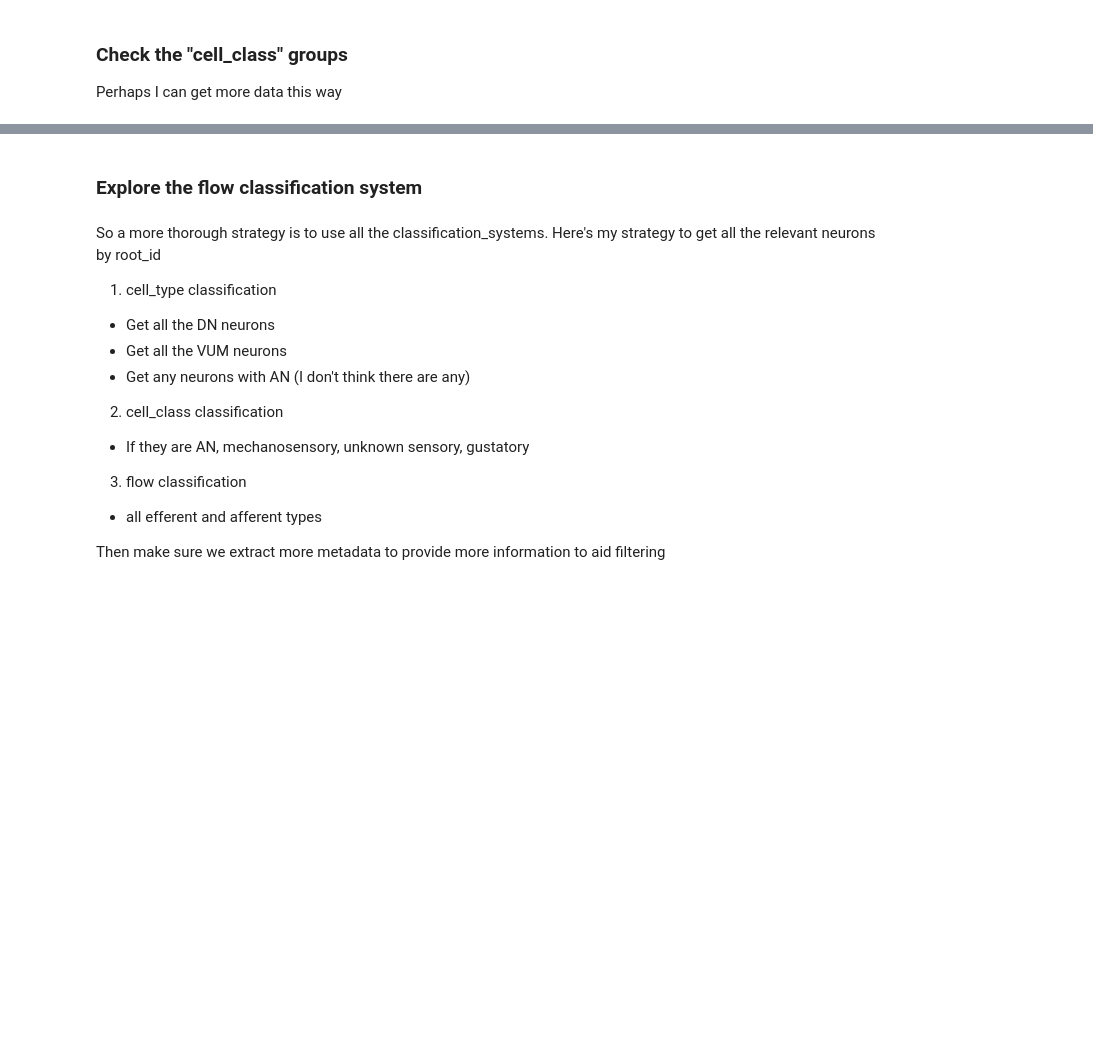
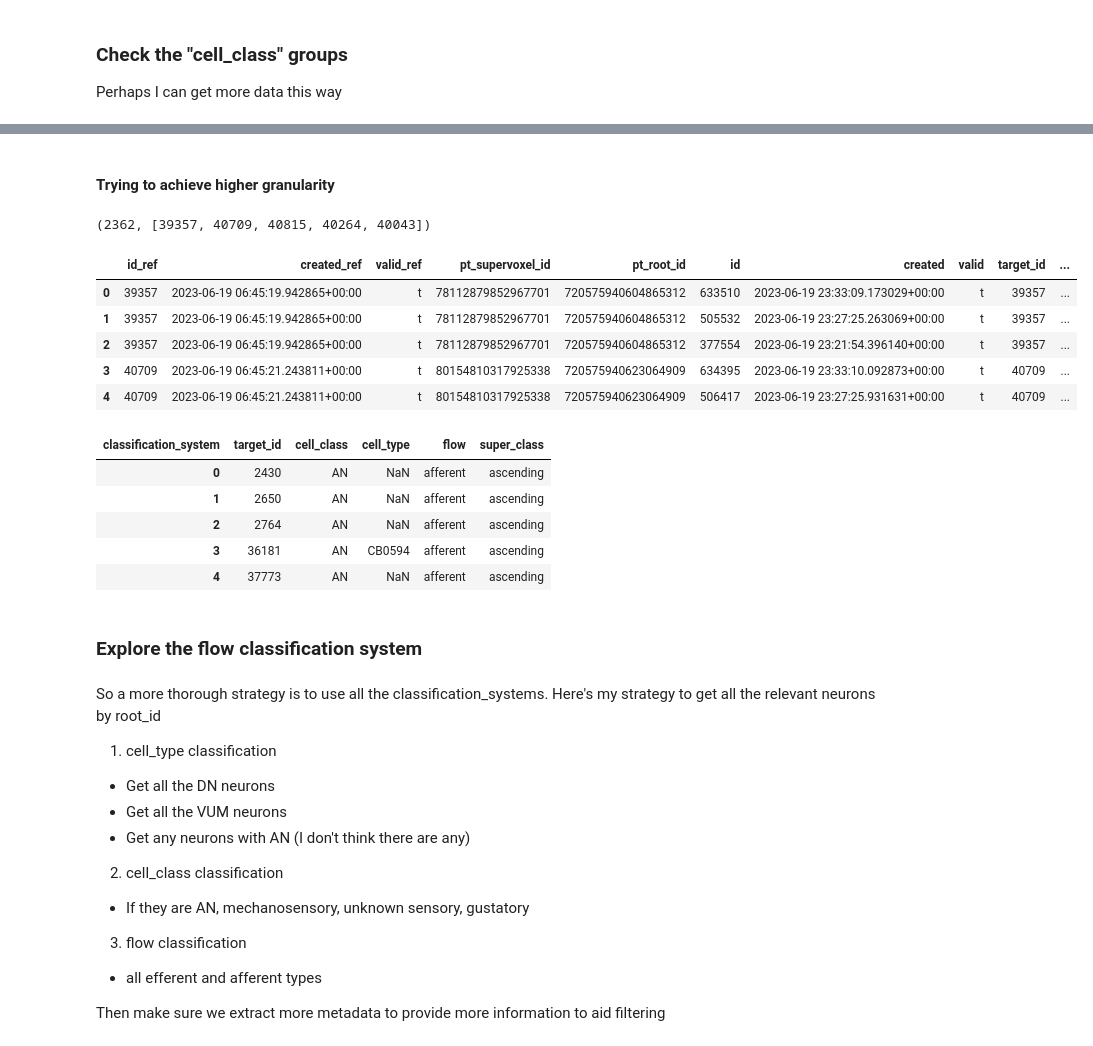
Before and after one commit to MetaCell/ai-model-for-connectomics, a Jupyter notebook: notebooks/fauai-11_EvaluateAllVncCellTypes.ipynb, the cells around one changed output, grey strips where cells are left out. Cells and saved outputs as stored; diff of their text form; code cells hidden in the pictures; blank space fills up the shorter version.

```diff
--- a/notebooks/fauai-11_EvaluateAllVncCellTypes.ipynb
+++ b/notebooks/fauai-11_EvaluateAllVncCellTypes.ipynb
@@ -246,3 +278,48 @@ for cell_type in cell_types:
+# %% [markdown]
+#### Trying to achieve higher granularity
+# %%
+# 1) Get all target_ids that have cell_class = "AN"
+an_df = client.materialize.live_query(
+    "hierarchical_neuron_annotations",
+    filter_equal_dict={"classification_system": "cell_class", "cell_type": "AN"},
+    timestamp=datetime.datetime.now(),
+)
+an_targets = an_df["target_id"].unique().tolist()
+
+len(an_targets), an_targets[:5]
+# %% [output]
+(2362, [39357, 40709, 40815, 40264, 40043])
+# %%
+# 2) Fetch full hierarchy rows for ONLY those targets
+an_hier = client.materialize.live_query(
+    "hierarchical_neuron_annotations",
+    filter_in_dict={
+        # "classification_system": ["cell_class"],
+        "target_id": an_targets
+        },
+    timestamp=datetime.datetime.now(),
+)
+display(an_hier.head())
+# 3) Pivot to one row per target_id, with columns for each classification level
+wide = (an_hier
+        .sort_values(["target_id","classification_system"])
+        .drop_duplicates(["target_id","classification_system"], keep="first")
+        .pivot(index="target_id", columns="classification_system", values="cell_type")
+        .reset_index())
+display(wide.head())
+# %% [output]
+|  | id_ref | created_ref | valid_ref | pt_supervoxel_id | pt_root_id | id | created | valid | target_id | ... |
+| 0 | 39357 | 2023-06-19 06:45:19.942865+00:00 | t | 78112879852967701 | 720575940604865312 | 633510 | 2023-06-19 23:33:09.173029+00:00 | t | 39357 | ... |
+| 1 | 39357 | 2023-06-19 06:45:19.942865+00:00 | t | 78112879852967701 | 720575940604865312 | 505532 | 2023-06-19 23:27:25.263069+00:00 | t | 39357 | ... |
+| 2 | 39357 | 2023-06-19 06:45:19.942865+00:00 | t | 78112879852967701 | 720575940604865312 | 377554 | 2023-06-19 23:21:54.396140+00:00 | t | 39357 | ... |
+| 3 | 40709 | 2023-06-19 06:45:21.243811+00:00 | t | 80154810317925338 | 720575940623064909 | 634395 | 2023-06-19 23:33:10.092873+00:00 | t | 40709 | ... |
+| 4 | 40709 | 2023-06-19 06:45:21.243811+00:00 | t | 80154810317925338 | 720575940623064909 | 506417 | 2023-06-19 23:27:25.931631+00:00 | t | 40709 | ... |
+| classification_system | target_id | cell_class | cell_type | flow | super_class |
+| 0 | 2430 | AN | NaN | afferent | ascending |
+| 1 | 2650 | AN | NaN | afferent | ascending |
+| 2 | 2764 | AN | NaN | afferent | ascending |
+| 3 | 36181 | AN | CB0594 | afferent | ascending |
+| 4 | 37773 | AN | NaN | afferent | ascending |
 # %% [markdown]
 ### Explore the flow classification system
 # %%
```
Also changed, not shown: parts of 31 cells of this notebook, 38 other files.
